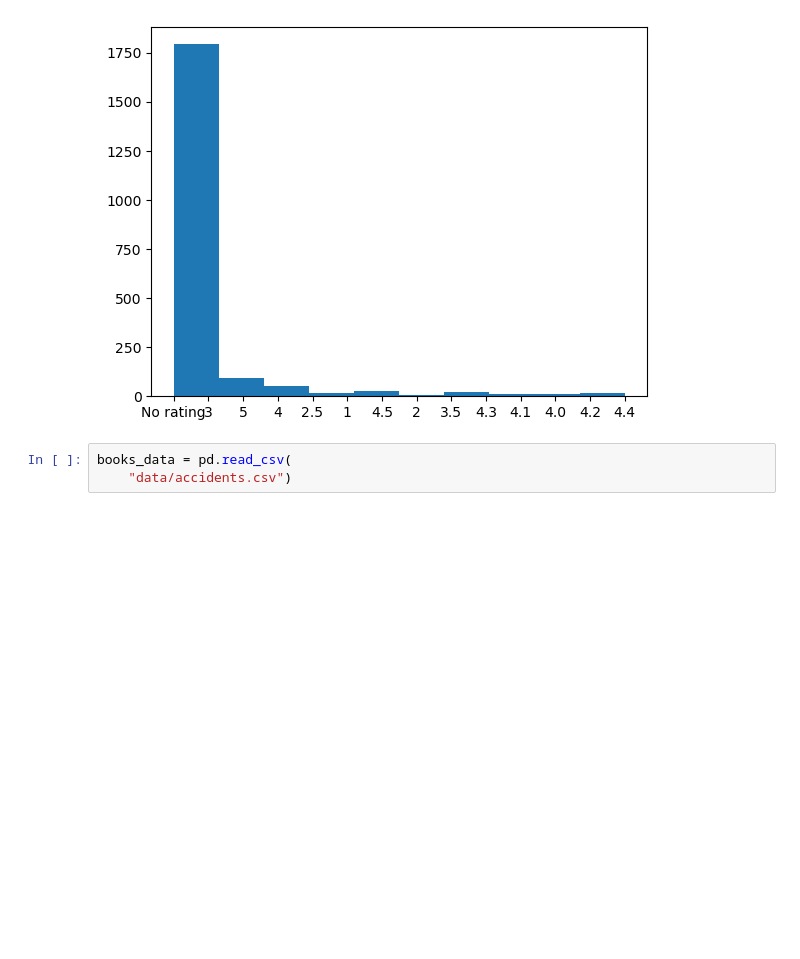
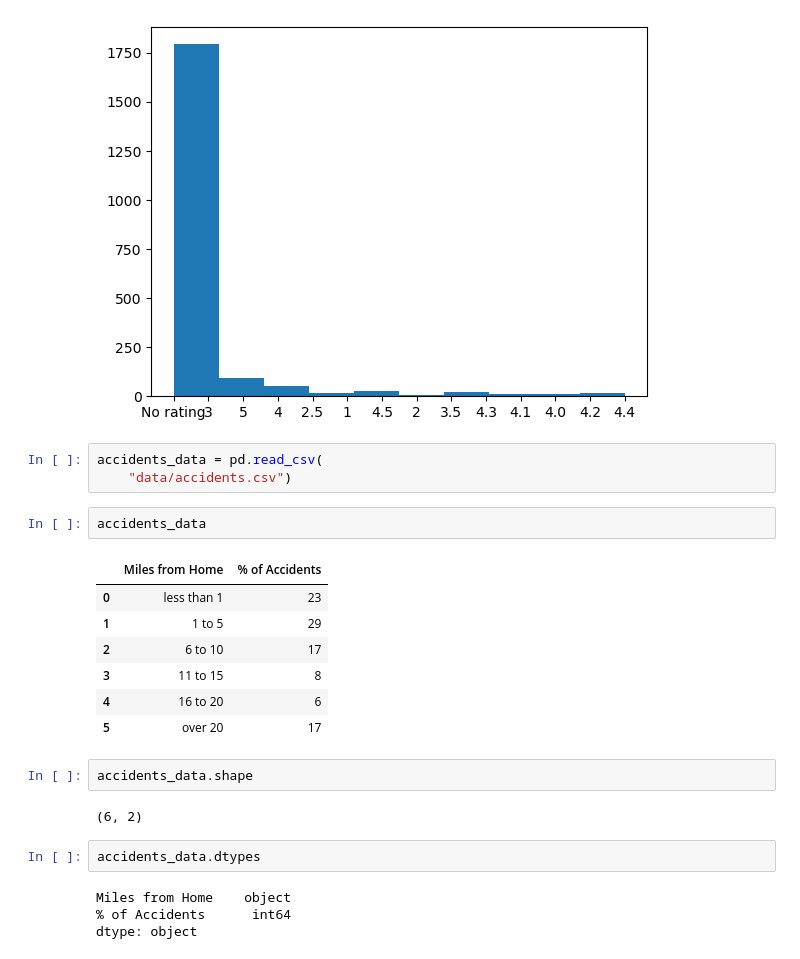
Before and after one commit to tproykov/DataScience, a Jupyter notebook: 01DataAquisition/01DataAquisition.ipynb, the cells around one changed output. Drawn from its saved outputs; the diff is of its cells as text; blank space fills up the shorter version.

```diff
--- a/01DataAquisition/01DataAquisition.ipynb
+++ b/01DataAquisition/01DataAquisition.ipynb
@@ -261,5 +261,25 @@ plt.hist(books_data.average_rating)
  <BarContainer object of 10 artists>)
 [figure]
 # %%
-books_data = pd.read_csv(
+accidents_data = pd.read_csv(
     "data/accidents.csv")
+# %%
+accidents_data
+# %% [output]
+|  | Miles from Home | % of Accidents |
+| 0 | less than 1 | 23 |
+| 1 | 1 to 5 | 29 |
+| 2 | 6 to 10 | 17 |
+| 3 | 11 to 15 | 8 |
+| 4 | 16 to 20 | 6 |
+| 5 | over 20 | 17 |
+# %%
+accidents_data.shape
+# %% [output]
+(6, 2)
+# %%
+accidents_data.dtypes
+# %% [output]
+Miles from Home    object
+% of Accidents      int64
+dtype: object
```
Also changed, not shown: parts of 2 cells of this notebook.
